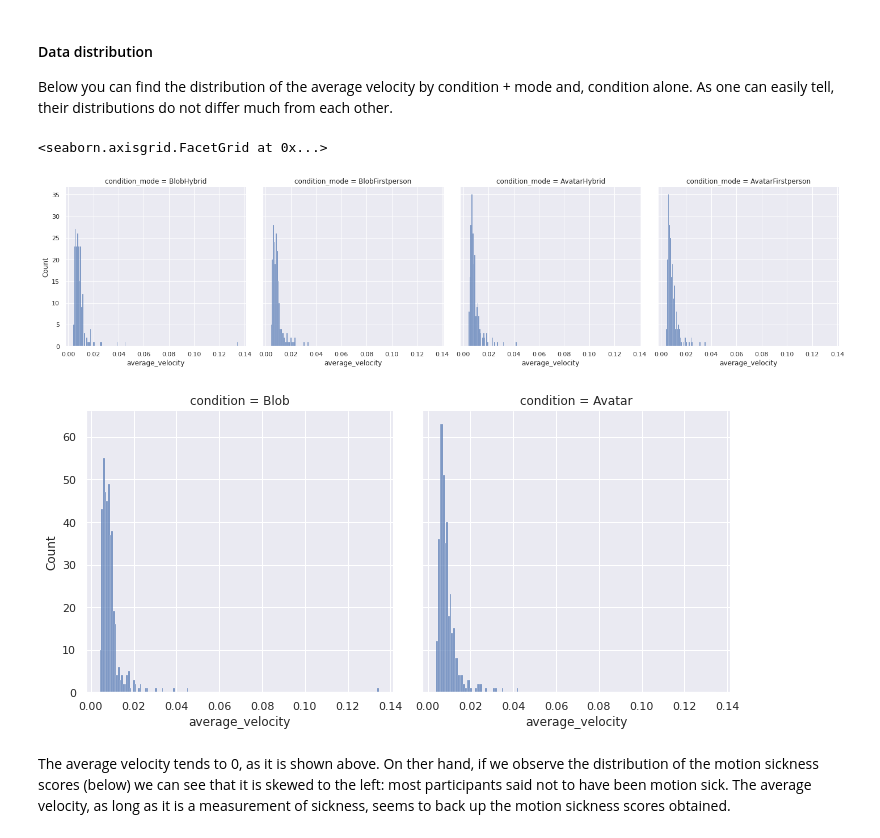
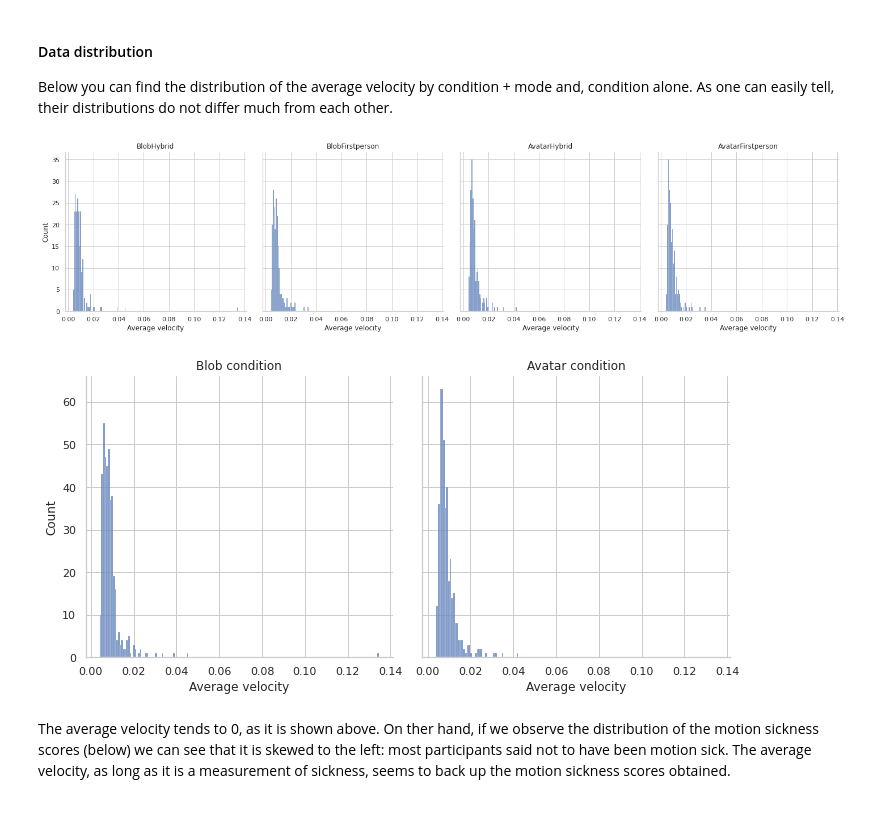
Before and after one commit to ELI-VR/Transcription-Postural-Stability-Test, a Jupyter notebook: analysis_velocity.ipynb, the cells around one changed output. Cells and saved outputs as stored; diff of their text form; code cells hidden in the pictures.

Commit message:
updated plots

```diff
--- a/analysis_velocity.ipynb
+++ b/analysis_velocity.ipynb
@@ -4,5 +4,5 @@ import pandas as pd
 import pingouin as pg
 import matplotlib.pyplot as plt
 import seaborn as sns
-sns.set_theme(style="darkgrid")
+sns.set_theme(style= "whitegrid" )
 import numpy as np
@@ -107,13 +110,18 @@ Before conducting any analysis we will visually explore the data.
 # %% [markdown]
 #### Data distribution
 Below you can find the distribution of the average velocity by condition + mode and, condition alone. As one can easily tell, their distributions do not differ much from each other.
-# %%
-sns.displot(df_velocities, x="average_velocity", col='condition_mode')
-sns.displot(df_velocities, x="average_velocity",col ='condition')
-# %% [output]
-<seaborn.axisgrid.FacetGrid at 0x...>
-[figure, removed]
-[figure, removed]
+# %%
+g= sns.displot(df_velocities, x="average_velocity", col='condition_mode',palette="tab10")
+g.set_titles(col_template="{col_name}", row_template="{row_name}")
+g.set_axis_labels('Average velocity', 'Count')
+t =sns.displot(df_velocities, x="average_velocity",col ='condition',palette="tab10")
+t.set_titles(col_template="{col_name} condition", row_template="{row_name}")
+t.set_axis_labels('Average velocity', 'Count')
+#ax.set(xlabel='common xlabel', ylabel='common ylabel')
+plt.show()
+# %% [output]
+[figure, added]
+[figure, added]
 # %% [markdown]
 The average velocity tends to 0, as it is shown above. On ther hand, if we observe the distribution of the motion sickness scores (below) we can see that it is skewed to the left: most participants said not to have been motion sick. The average velocity, as long as it is a measurement of sickness, seems to back up the motion sickness scores obtained.
 # %%
```
Also changed, not shown: parts of 1 cell of this notebook, 1 other file.
